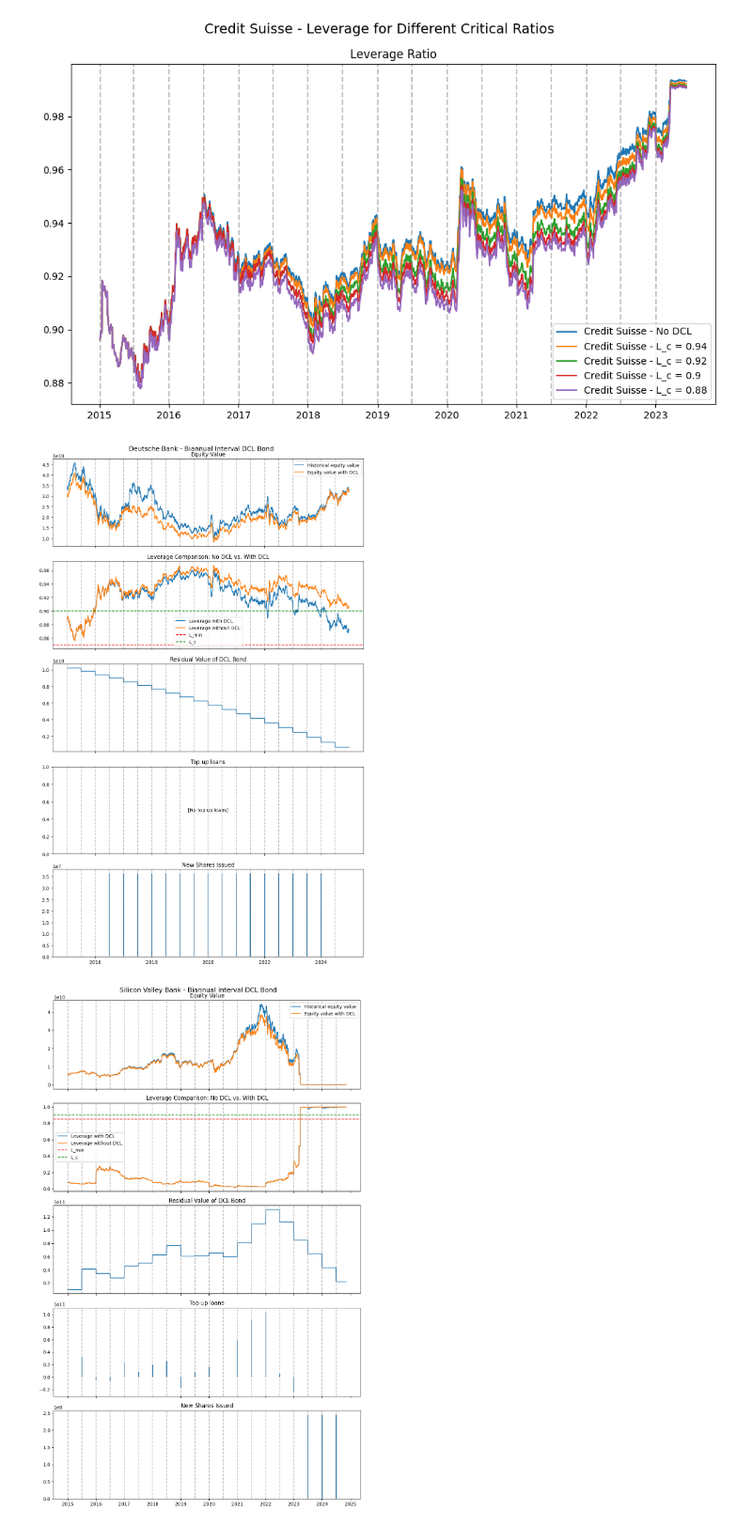
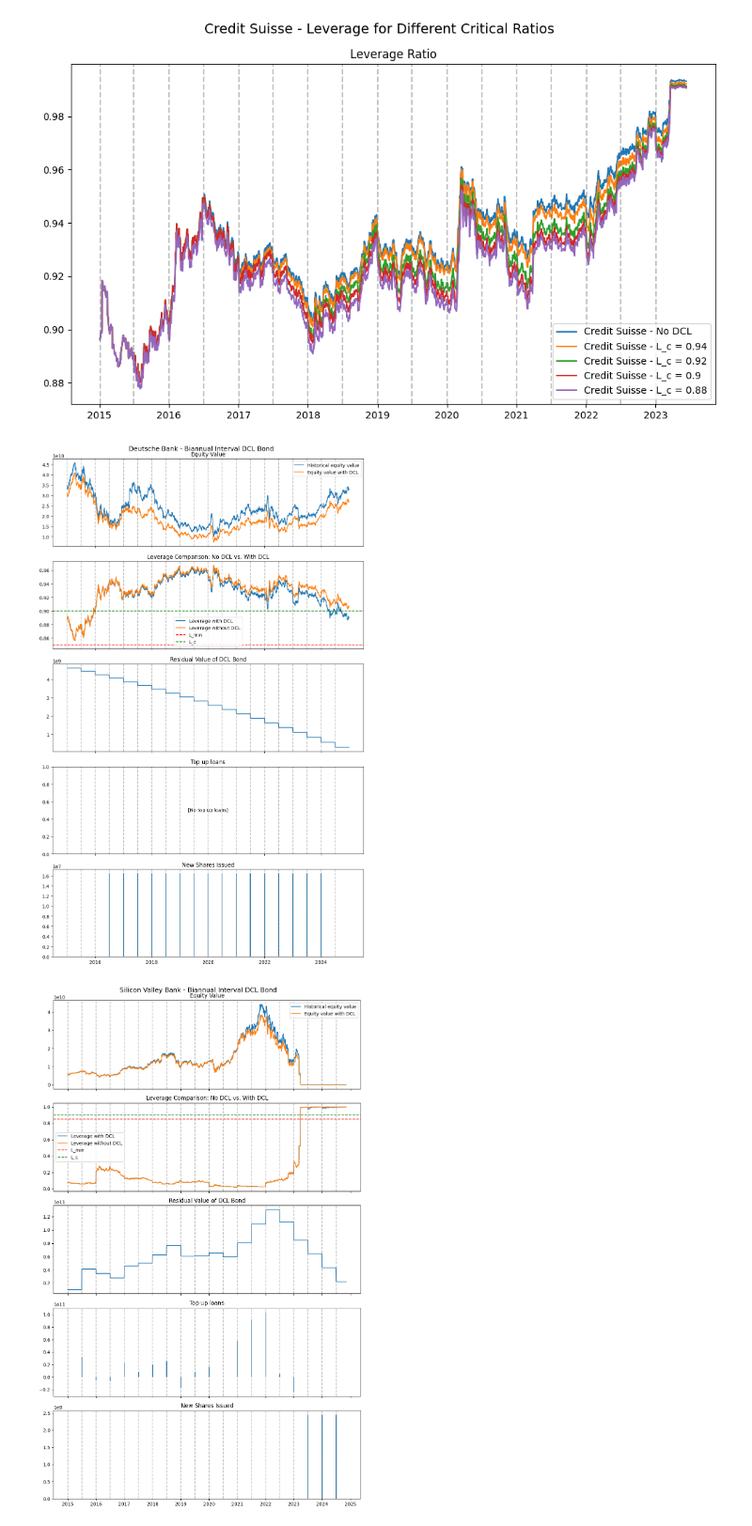
Before and after one commit to steinarb1234/DCL_coco_bond, a Jupyter notebook: main.ipynb, the cells around one changed output. Shown at 94% size. Drawn from its saved outputs; the diff is of its cells as text; code cells hidden in the pictures.

```diff
--- a/main.ipynb
+++ b/main.ipynb
@@ -601,38 +601,41 @@ plot_leverage_ratios(cs_dcl_leverage_ratios, title="Credit Suisse - Leverage for
 # --------------------------  Deutsche Bank -------------------------------
 
 db_r = 0.05
-db_Q_init = 10_216_000_000 # TODO: find deutsche bank value Initial value of DCL bonds -> Set to initial AT1 debt value
+
+# https://investor-relations.db.com/files/documents/annual-reports/Annual_Financial_Statements_and_Management_Report_Deutsche_Bank_AG_2014.pdf?language_id=1#:~:text=The%20bank%20maintained%20its%20stable,end%202014
+db_Q_init = 4_619_000_000 # Total AT1 debt for Deutsche Bank in 31 December 2024
+
 db_L_min = 0.85
 db_L_c   = 0.9
 
 db_dcl_biannual = DCL_Bond(
     name       = "Deutsche Bank - DCL",
     ticker_ric = "DBKGn.DE",          # Reuters Intrument Code (RIC) for the ticker
     Q_init     = db_Q_init,             # Initial value of DCL bonds
     L_min      = db_L_min,              # Minimum leverage ratio
     L_c        = db_L_c,                # Critical leverage ratio
     S_p        = "initial share price", # Conversion price
     r          = db_r,                  # Risk free rate TODO: change to timeseries?
     T_years    = 10,                    # Number of years to maturity for DCL bonds
     freq       = 2,              # Frequency of interest payments and leverage considerations
 )
 
 db_no_dcl = DCL_Bond(
     name       = "Deutsche Bank - No DCL",
     ticker_ric = "DBKGn.DE",          # Reuters Intrument Code (RIC) for the ticker
     Q_init     = 1,                     # Initial value of DCL bonds
     L_min      = db_L_min,              # Minimum leverage ratio
     L_c        = db_L_c,                # Critical leverage ratio
     S_p        = "initial share price", # Conversion price
     r          = db_r,                  # Risk free rate TODO: change to timeseries?
     T_years    = 10,                    # Number of years to maturity for DCL bonds
     freq       = 0,         # Frequency of interest payments and leverage considerations
 )
 
 
 plot_results(db_no_dcl, db_dcl_biannual, title="Deutsche Bank - Biannual Interval DCL Bond")
 # %% [output]
-[figure, old version]
+[figure, new version]
 # %%
 # --------------------------  Silicon Valley Bank -------------------------------
 
```
Also changed, not shown: parts of 1 cell of this notebook, 14 other files.
